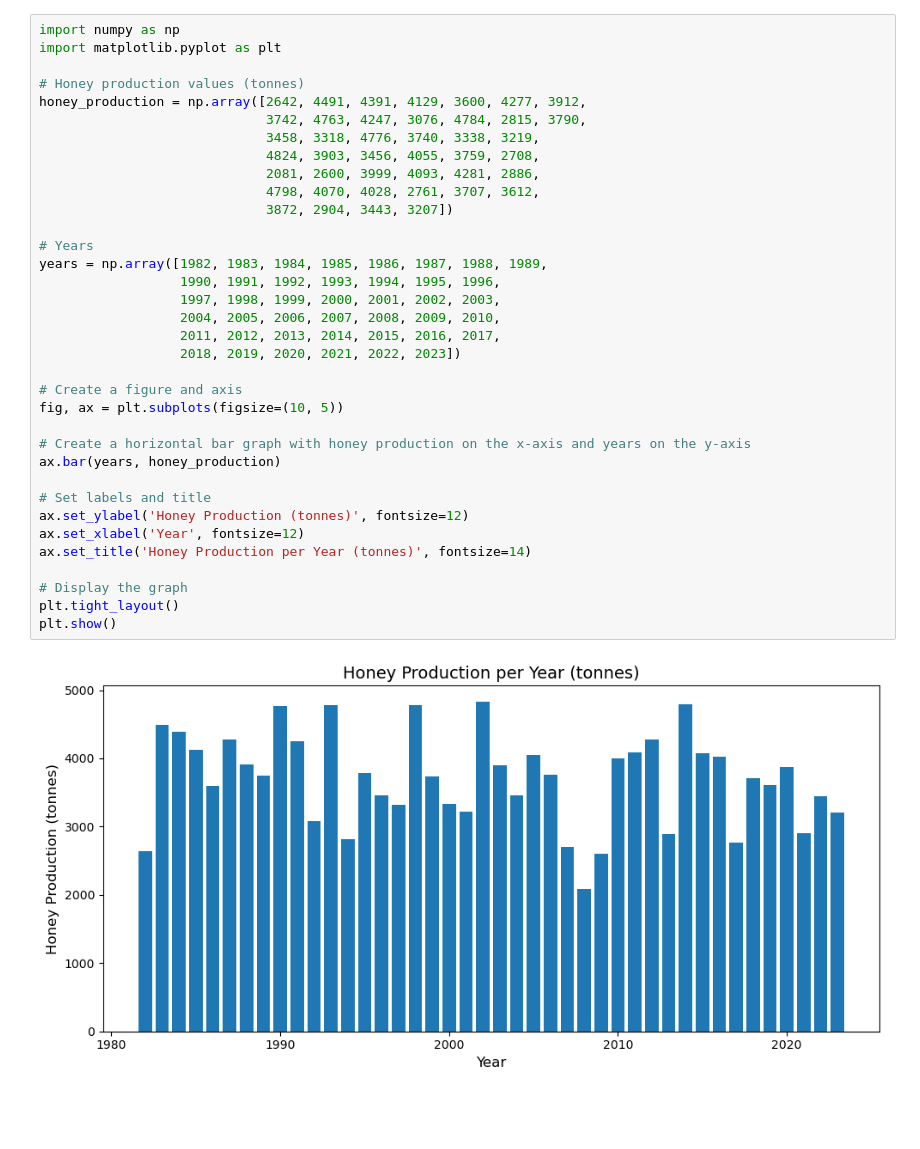
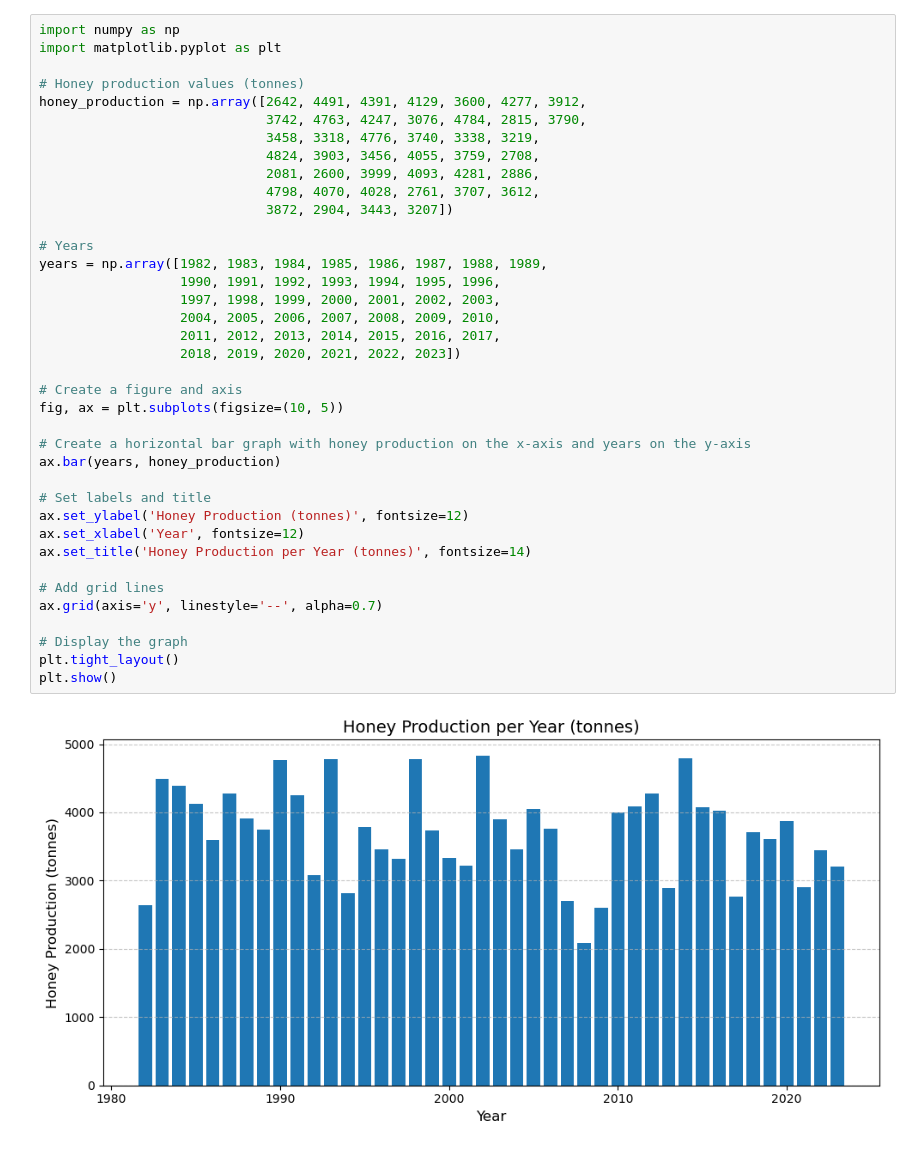
Before and after one commit to rktakk/visualization, a Jupyter notebook: 02_activities/assignments/assignment-4.ipynb, the cells around one changed output. Drawn from its saved outputs; the diff is of its cells as text; blank space fills up the shorter version.

```diff
--- a/02_activities/assignments/assignment-4.ipynb
+++ b/02_activities/assignments/assignment-4.ipynb
@@ -44,31 +47,34 @@ honey_production = np.array([2642, 4491, 4391, 4129, 3600, 4277, 3912,
                              3742, 4763, 4247, 3076, 4784, 2815, 3790,
                              3458, 3318, 4776, 3740, 3338, 3219,
                              4824, 3903, 3456, 4055, 3759, 2708,
                              2081, 2600, 3999, 4093, 4281, 2886,
                              4798, 4070, 4028, 2761, 3707, 3612,
                              3872, 2904, 3443, 3207])
 
 # Years
 years = np.array([1982, 1983, 1984, 1985, 1986, 1987, 1988, 1989,
                   1990, 1991, 1992, 1993, 1994, 1995, 1996,
                   1997, 1998, 1999, 2000, 2001, 2002, 2003,
                   2004, 2005, 2006, 2007, 2008, 2009, 2010,
                   2011, 2012, 2013, 2014, 2015, 2016, 2017,
                   2018, 2019, 2020, 2021, 2022, 2023])
 
 # Create a figure and axis
 fig, ax = plt.subplots(figsize=(10, 5))
 
 # Create a horizontal bar graph with honey production on the x-axis and years on the y-axis
 ax.bar(years, honey_production)
 
 # Set labels and title
 ax.set_ylabel('Honey Production (tonnes)', fontsize=12)
 ax.set_xlabel('Year', fontsize=12)
 ax.set_title('Honey Production per Year (tonnes)', fontsize=14)
 
+# Add grid lines
+ax.grid(axis='y', linestyle='--', alpha=0.7)
+
 # Display the graph
 plt.tight_layout()
 plt.show()
 # %% [output]
-[figure, old version]
+[figure, new version]
```
Also changed, not shown: parts of 1 cell of this notebook, 1 other file.
